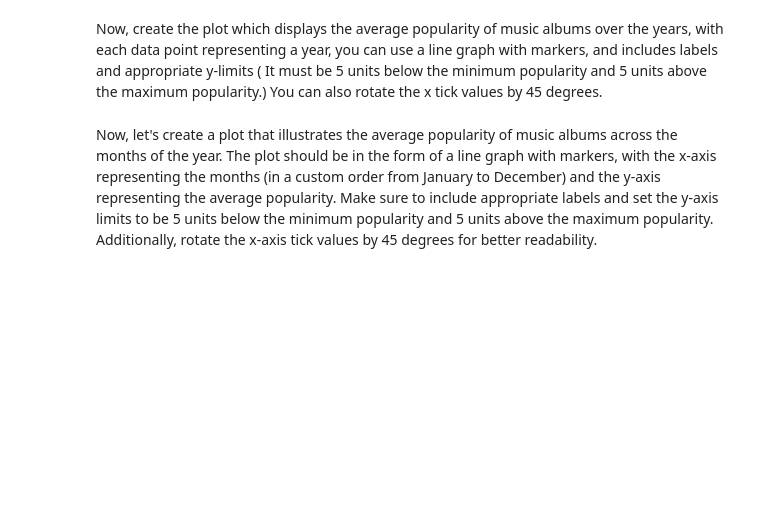
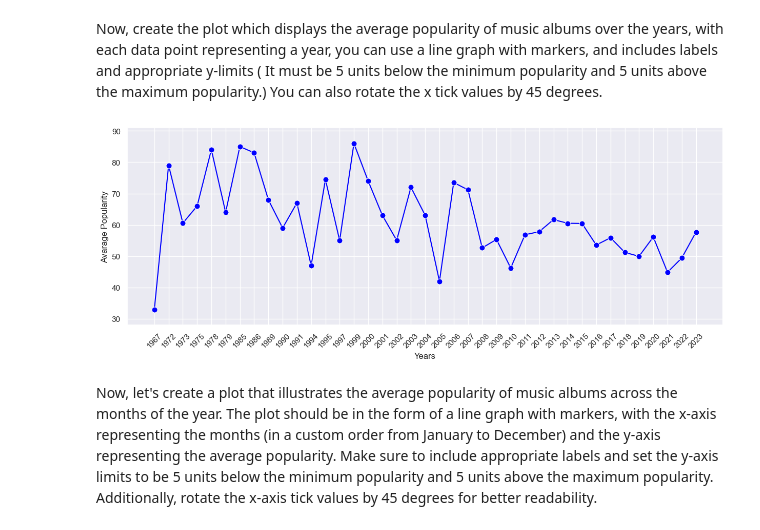
Before and after one commit to firatbatar/SU-Undergraduate-CS210, a Jupyter notebook: Homeworks/HW1/CS210 - Homework 1 - Spotify Playlist Analysis.ipynb, the cells around one changed output. Cells and saved outputs as stored; diff of their text form; code cells hidden in the pictures; blank space fills up the shorter version.

```diff
--- a/Homeworks/HW1/CS210 - Homework 1 - Spotify Playlist Analysis.ipynb
+++ b/Homeworks/HW1/CS210 - Homework 1 - Spotify Playlist Analysis.ipynb
@@ -364,33 +357,35 @@ Now, create the plot which displays the average popularity of music albums over
 # %%
 #6pts
 popularity_series = df["Popularity"]
 year_list = [date.split("-")[0] for date in df["Album Date"]]
 
 album_popularity = dict()
 for year, pop in zip(year_list, popularity_series):
     if year in album_popularity:
         album_popularity[year][0] += pop
         album_popularity[year][1] += 1
     else:
         album_popularity[year] = [pop, 1]
 
 album_popularity = dict(sorted(album_popularity.items()))
 for year in album_popularity:
     album_popularity[year] = album_popularity[year][0] / album_popularity[year][1]
 
 
 
-plt.figure(figsize=(11, 4))
+fig, ax = plt.subplots(figsize=(15, 5))
+
 years = list(album_popularity.keys())
 avg_pop = list(album_popularity.values())
-plt.plot(years, avg_pop, marker='o', linestyle='-', markersize=8, color='b', label='Data Points')
+# plt.plot(years, avg_pop, marker='o', linestyle='-', markersize=8, color='b', label='Data Points')
+sns.lineplot(x=years, y=avg_pop, marker='o', linestyle='-', markersize=8, color="blue", ax=ax)
 
-plt.xlabel('Years')
-plt.xticks(rotation=45)
-plt.ylabel('Average Popularity')
-plt.ylim(min(avg_pop) - 5, max(avg_pop) + 5)
+ax.set(xlabel="Years", ylabel="Avarage Popularity", ylim=(min(avg_pop) - 5, max(avg_pop) + 5))
+ax.tick_params(axis='x', labelrotation=45)
 
 plt.show()
+# %% [output]
+[figure, added]
 # %% [markdown]
 Now, let's create a plot that illustrates the average popularity of music albums across the months of the year. The plot should be in the form of a line graph with markers, with the x-axis representing the months (in a custom order from January to December) and the y-axis representing the average popularity. Make sure to include appropriate labels and set the y-axis limits to be 5 units below the minimum popularity and 5 units above the maximum popularity. Additionally, rotate the x-axis tick values by 45 degrees for better readability.
 # %%
```
Also changed, not shown: parts of 3 cells of this notebook.
